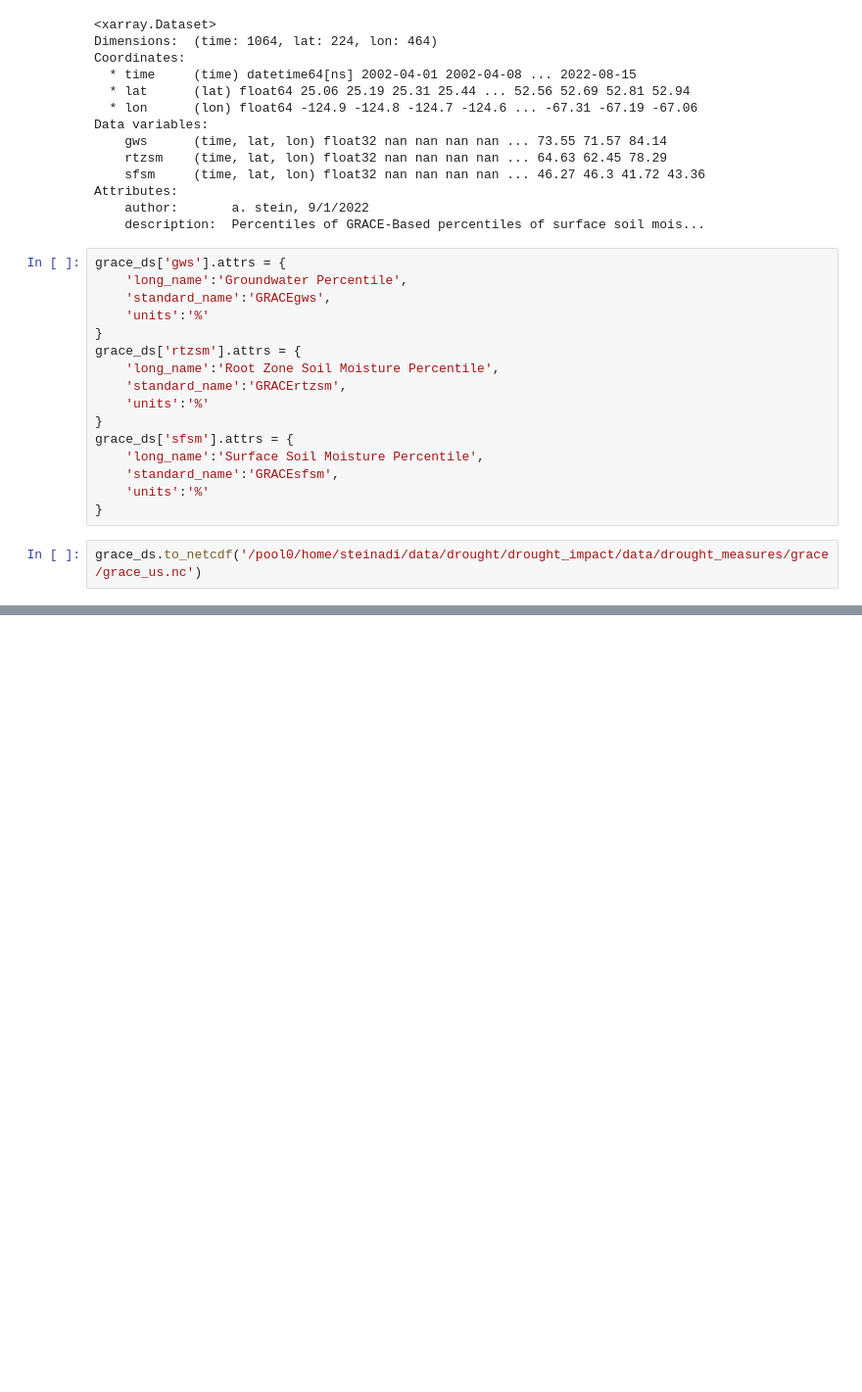
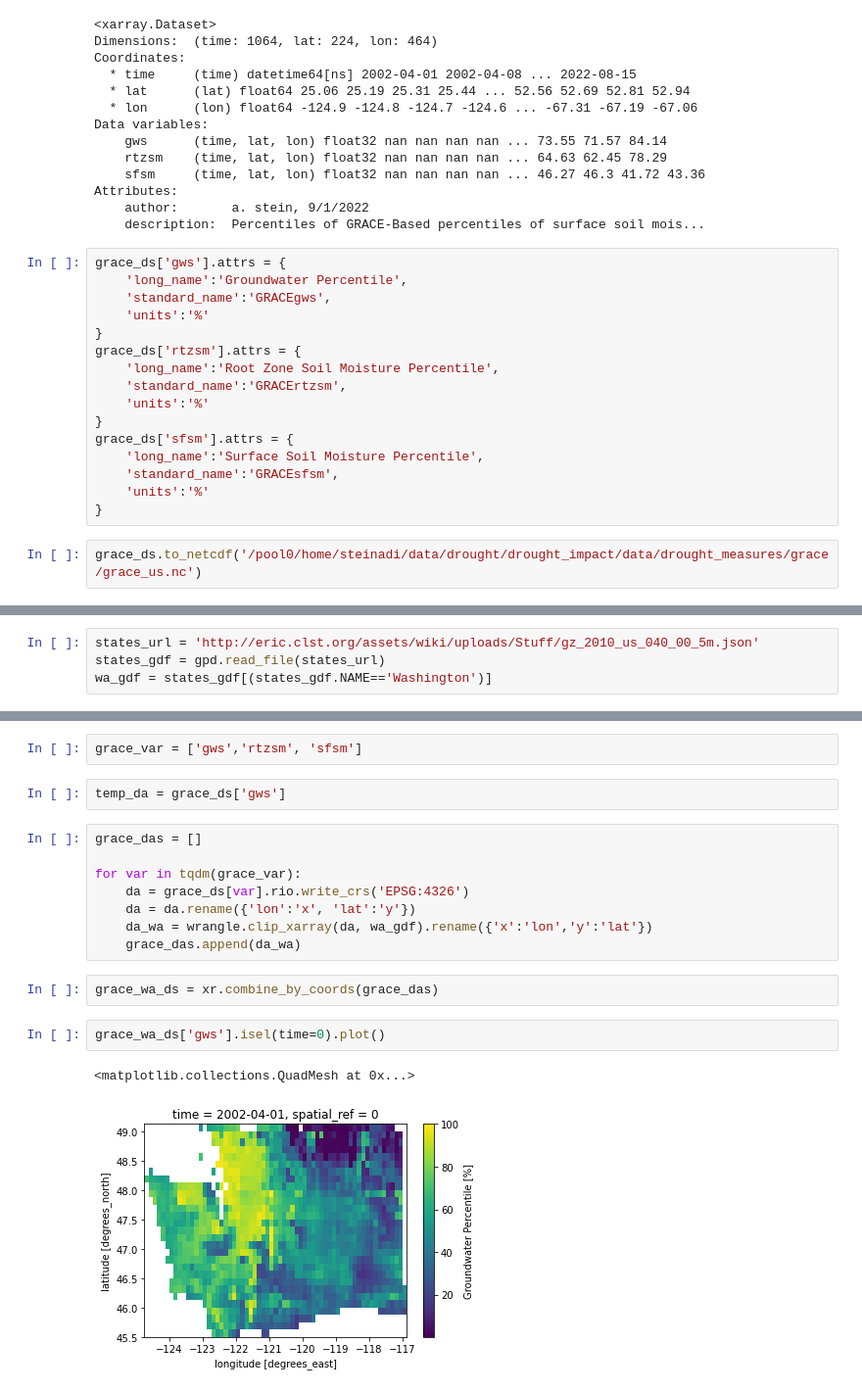
Before and after one commit to UW-Hydro/drought_impact, a Jupyter notebook: notebooks/query/query_format_GRACE.ipynb, the cells around one changed output, grey strips where cells are left out. Shown at 98% size. Cells and saved outputs as stored; diff of their text form; blank space fills up the shorter version.

Commit message:
Getting that GRACE data

```diff
--- a/notebooks/query/query_format_GRACE.ipynb
+++ b/notebooks/query/query_format_GRACE.ipynb
@@ -303,0 +306,4 @@ grace_ds.to_netcdf('/pool0/home/steinadi/data/drought/drought_impact/data/drough
+# %%
+states_url = 'http://eric.clst.org/assets/wiki/uploads/Stuff/gz_2010_us_040_00_5m.json'
+states_gdf = gpd.read_file(states_url)
+wa_gdf = states_gdf[(states_gdf.NAME=='Washington')]
@@ -303,0 +324,19 @@ grace_ds.to_netcdf('/pool0/home/steinadi/data/drought/drought_impact/data/drough
+# %%
+grace_var = ['gws','rtzsm', 'sfsm']
+# %%
+temp_da = grace_ds['gws']
+# %%
+grace_das = []
+
+for var in tqdm(grace_var):
+    da = grace_ds[var].rio.write_crs('EPSG:4326')
+    da = da.rename({'lon':'x', 'lat':'y'})
+    da_wa = wrangle.clip_xarray(da, wa_gdf).rename({'x':'lon','y':'lat'})
+    grace_das.append(da_wa)
+# %%
+grace_wa_ds = xr.combine_by_coords(grace_das)
+# %%
+grace_wa_ds['gws'].isel(time=0).plot()
+# %% [output]
+<matplotlib.collections.QuadMesh at 0x...>
+[figure, added]
```
Also changed, not shown: parts of 16 cells of this notebook.
